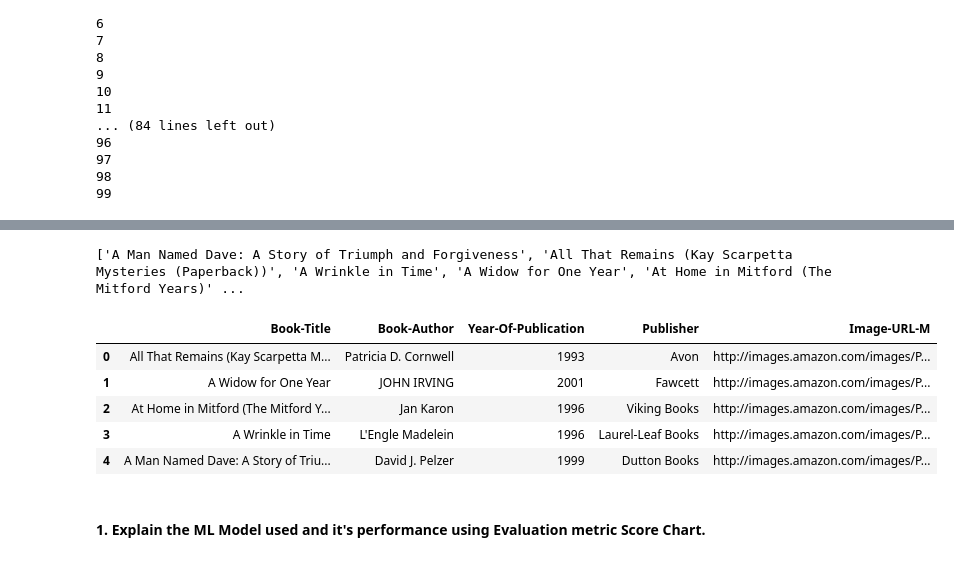
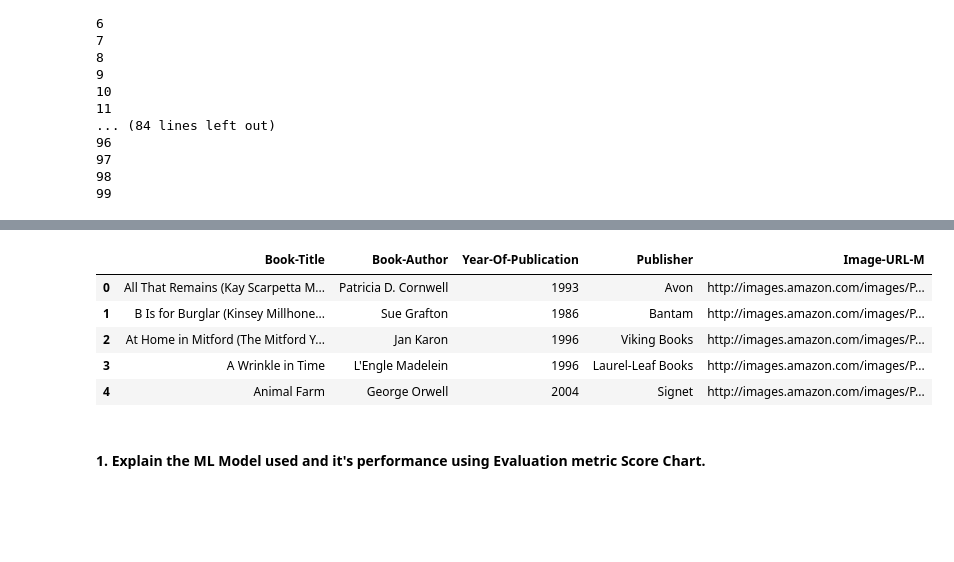
Before and after one commit to Pratik94229/Book-Recommendation-System, a Jupyter notebook: Books_Recommendation_System.ipynb, the cells around one changed output, grey strips where cells are left out. Saved outputs shown, nothing was run; the diff lists cells and outputs as text; code cells hidden in the pictures; blank space fills up the shorter version.

```diff
--- a/Books_Recommendation_System.ipynb
+++ b/Books_Recommendation_System.ipynb
@@ -1181,19 +1189,18 @@ Index(['User-ID', 'ISBN', 'Book-Rating', 'Book-Title', 'Book-Author',
 # %%
 # Let's quickly use these ratings to find top recommendations for a user
-activeUser=2276
+activeUser=8067
 predictItemRating=pd.DataFrame(np.dot(P.loc[activeUser],Q.T),index=Q.index,columns=['Book-Rating'])
 topRecommendations=pd.DataFrame.sort_values(predictItemRating,['Book-Rating'],ascending=[0])[:5]
 # We found the ratings of all movies by the active user and then sorted them to find the top 5 movies
 topRecommendationTitles=final_filtered_df.loc[final_filtered_df['Book-Title'].isin(topRecommendations.index)]
 final_filtered_df[final_filtered_df['Book-Title'].isin(list(set(topRecommendationTitles['Book-Title'])))].drop_duplicates('Book-Title')[['Book-Title','Book-Author','Year-Of-Publication','Publisher','Image-URL-M']].reset_index().drop(['index'],axis=1)
 # %% [output]
-['A Man Named Dave: A Story of Triumph and Forgiveness', 'All That Remains (Kay Scarpetta Mysteries (Paperback))', 'A Wrinkle in Time', 'A Widow for One Year', 'At Home in Mitford (The Mitford Years)' ...
 |  | Book-Title | Book-Author | Year-Of-Publication | Publisher | Image-URL-M |
 | 0 | All That Remains (Kay Scarpetta M... | Patricia D. Cornwell | 1993 | Avon | http://images.amazon.com/images/P... |
-| 1 | A Widow for One Year | JOHN IRVING | 2001 | Fawcett | http://images.amazon.com/images/P... |
+| 1 | B Is for Burglar (Kinsey Millhone... | Sue Grafton | 1986 | Bantam | http://images.amazon.com/images/P... |
 | 2 | At Home in Mitford (The Mitford Y... | Jan Karon | 1996 | Viking Books | http://images.amazon.com/images/P... |
 | 3 | A Wrinkle in Time | L'Engle Madelein | 1996 | Laurel-Leaf Books | http://images.amazon.com/images/P... |
-| 4 | A Man Named Dave: A Story of Triu... | David J. Pelzer | 1999 | Dutton Books | http://images.amazon.com/images/P... |
+| 4 | Animal Farm | George Orwell | 2004 | Signet | http://images.amazon.com/images/P... |
 # %% [markdown]
 #### 1. Explain the ML Model used and it's performance using Evaluation metric Score Chart.
 # %%
```
Also changed, not shown: parts of 3 cells of this notebook.
